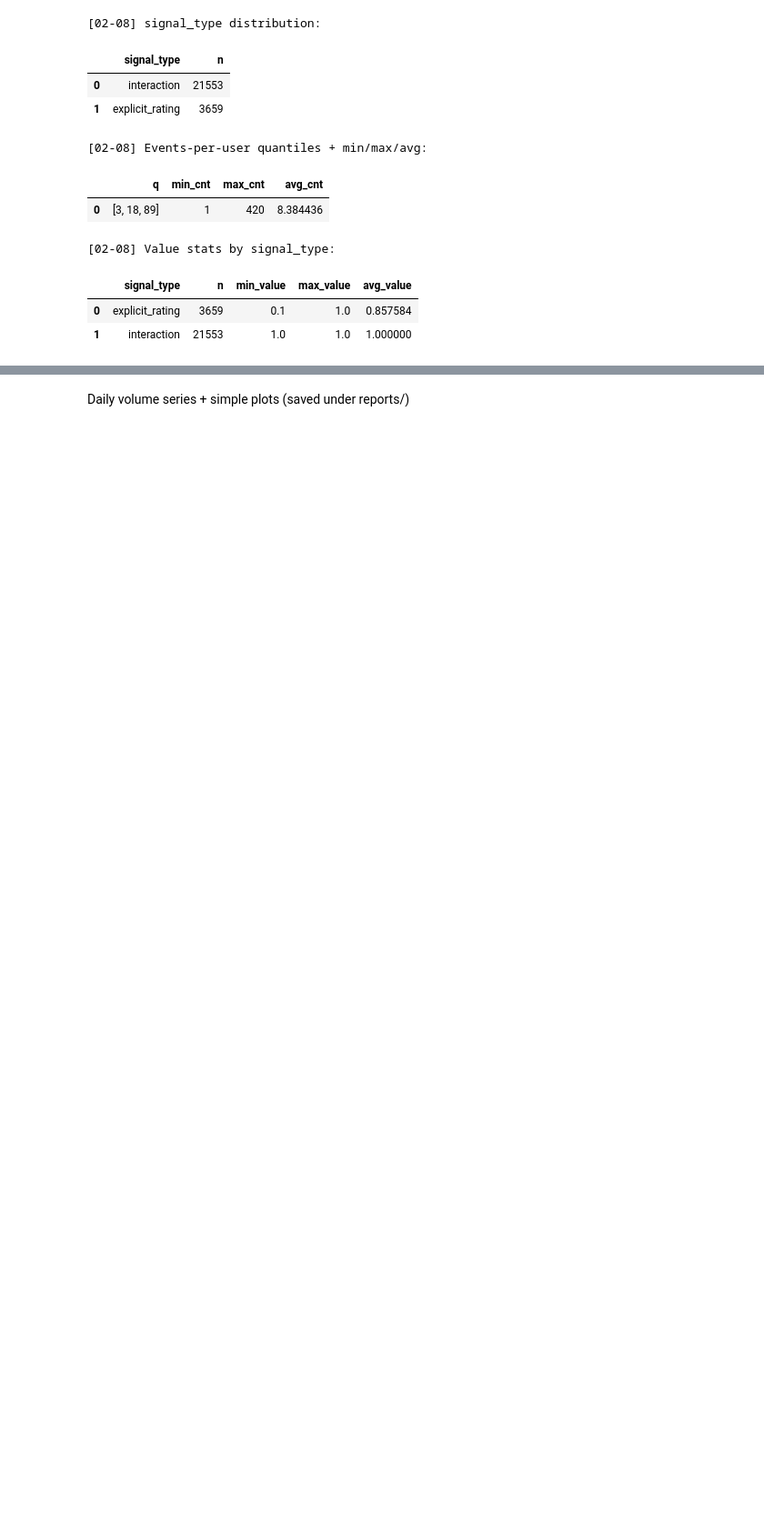
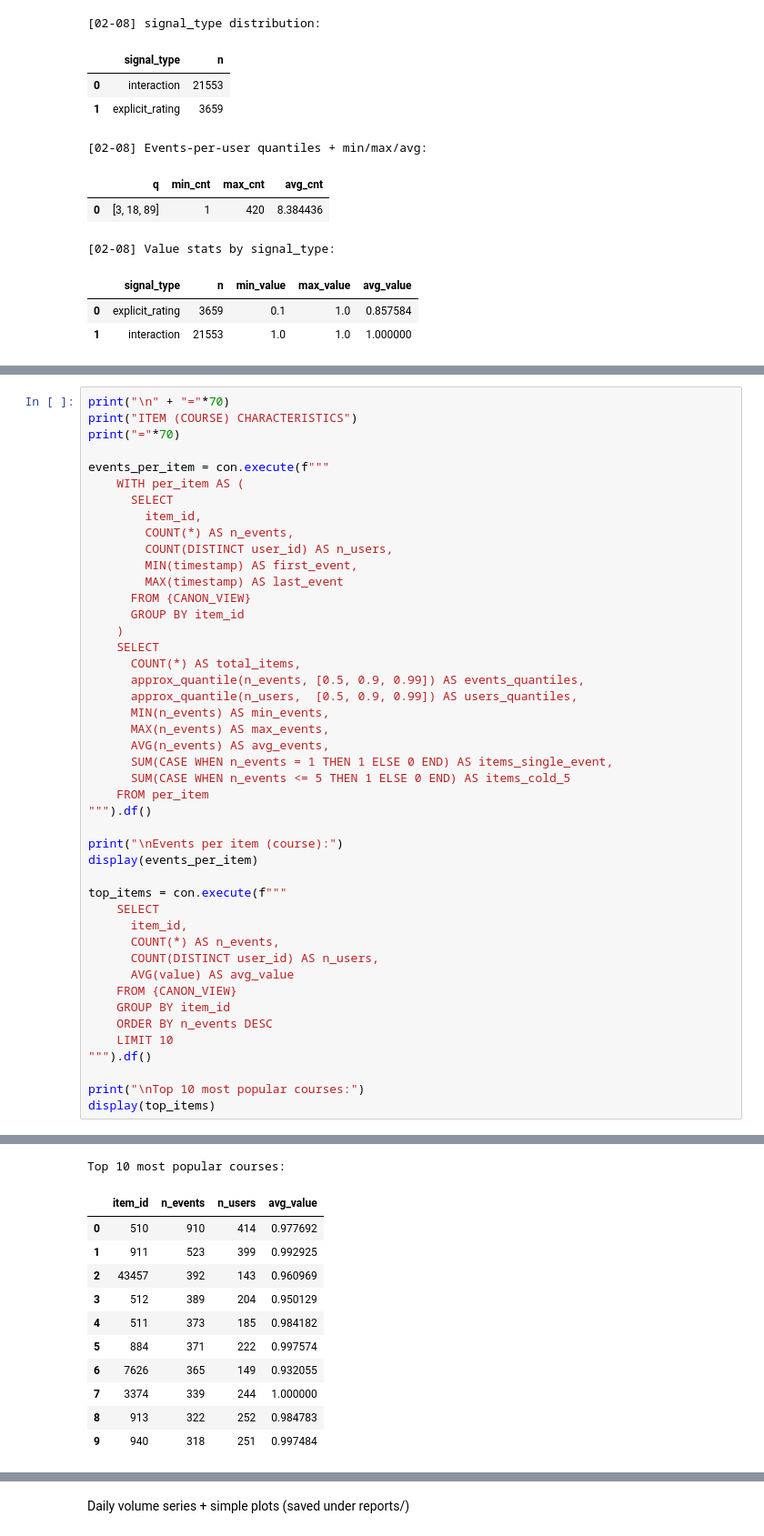
Before and after one commit to jamalla/mooc-coldstart-session-meta, a Jupyter notebook: notebooks/02_eda_target_mooc.ipynb, the cells around one changed output, grey strips where cells are left out. Shown: that part at 91% size. Drawn from its saved outputs; the diff is of its cells as text; blank space fills up the shorter version.

Commit message:
Add user and item sequence characteristics analysis, timestamp quality checks, sparsity analysis, and data provenance documentation to EDA notebook

```diff
--- a/notebooks/02_eda_target_mooc.ipynb
+++ b/notebooks/02_eda_target_mooc.ipynb
@@ -410,0 +484,46 @@ display(value_stats)
+# %%
+print("\n" + "="*70)
+print("ITEM (COURSE) CHARACTERISTICS")
+print("="*70)
+
+events_per_item = con.execute(f"""
+    WITH per_item AS (
+      SELECT
+        item_id,
+        COUNT(*) AS n_events,
+        COUNT(DISTINCT user_id) AS n_users,
+        MIN(timestamp) AS first_event,
+        MAX(timestamp) AS last_event
+      FROM {CANON_VIEW}
+      GROUP BY item_id
+    )
+    SELECT
+      COUNT(*) AS total_items,
+      approx_quantile(n_events, [0.5, 0.9, 0.99]) AS events_quantiles,
+      approx_quantile(n_users,  [0.5, 0.9, 0.99]) AS users_quantiles,
+      MIN(n_events) AS min_events,
+      MAX(n_events) AS max_events,
+      AVG(n_events) AS avg_events,
+      SUM(CASE WHEN n_events = 1 THEN 1 ELSE 0 END) AS items_single_event,
+      SUM(CASE WHEN n_events <= 5 THEN 1 ELSE 0 END) AS items_cold_5
+    FROM per_item
+""").df()
+
+print("\nEvents per item (course):")
+display(events_per_item)
+
+top_items = con.execute(f"""
+    SELECT
+      item_id,
+      COUNT(*) AS n_events,
+      COUNT(DISTINCT user_id) AS n_users,
+      AVG(value) AS avg_value
+    FROM {CANON_VIEW}
+    GROUP BY item_id
+    ORDER BY n_events DESC
+    LIMIT 10
+""").df()
+
+print("\nTop 10 most popular courses:")
+display(top_items)
+# %% [output]
@@ -410,0 +537,12 @@ display(value_stats)
+Top 10 most popular courses:
+|  | item_id | n_events | n_users | avg_value |
+| 0 | 510 | 910 | 414 | 0.977692 |
+| 1 | 911 | 523 | 399 | 0.992925 |
+| 2 | 43457 | 392 | 143 | 0.960969 |
+| 3 | 512 | 389 | 204 | 0.950129 |
+| 4 | 511 | 373 | 185 | 0.984182 |
+| 5 | 884 | 371 | 222 | 0.997574 |
+| 6 | 7626 | 365 | 149 | 0.932055 |
+| 7 | 3374 | 339 | 244 | 1.000000 |
+| 8 | 913 | 322 | 252 | 0.984783 |
+| 9 | 940 | 318 | 251 | 0.997484 |
```
Also changed, not shown: parts of 12 cells of this notebook.
